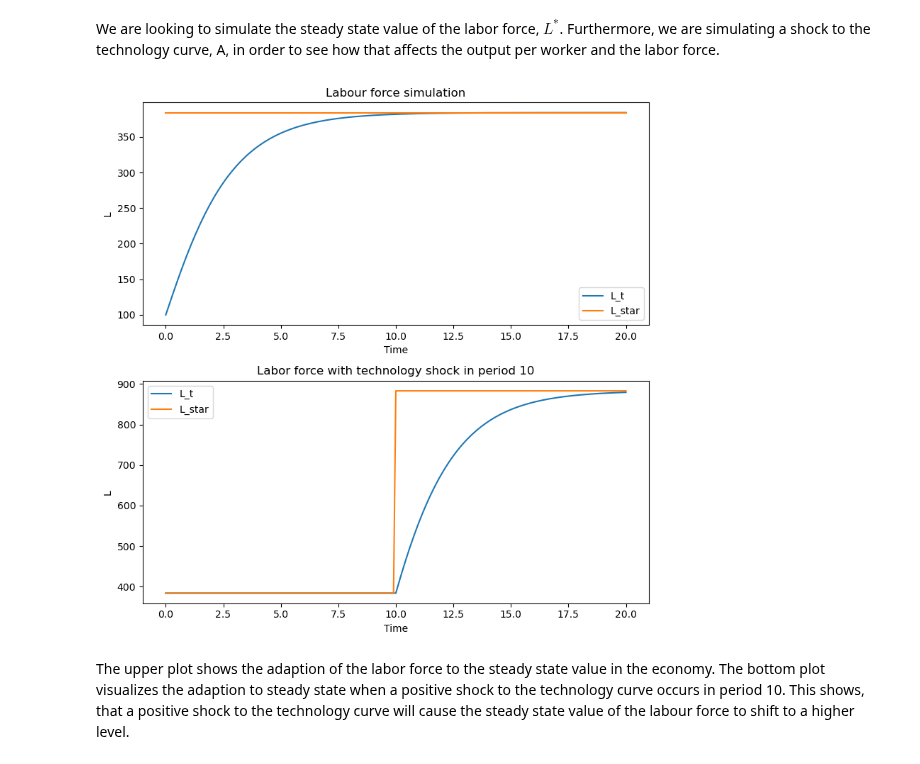
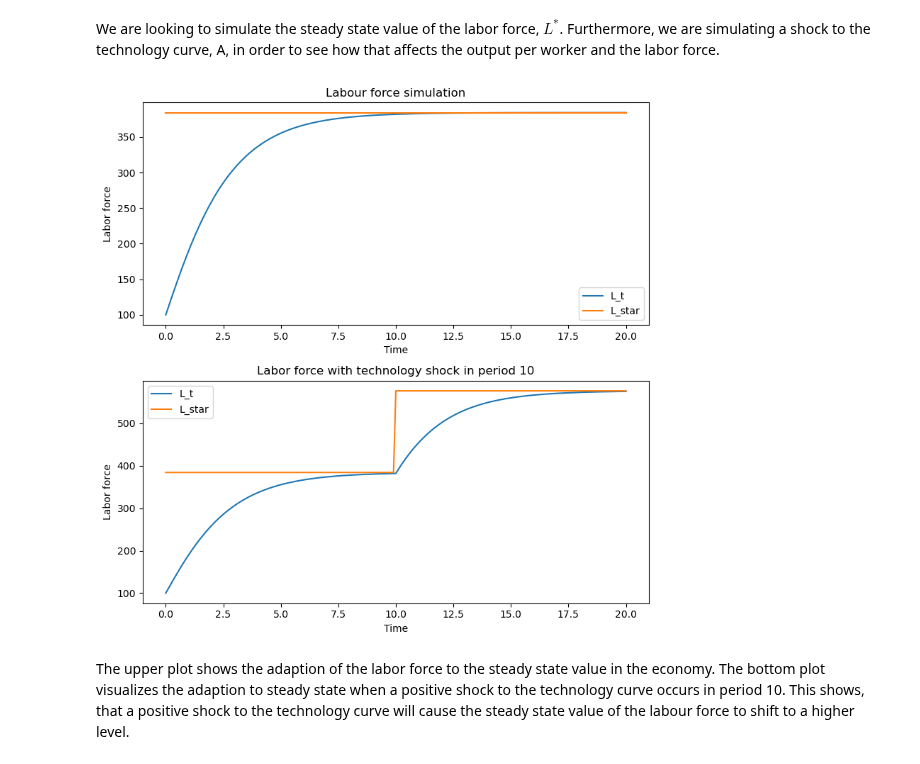
Before and after one commit to NumEconCopenhagen/projects-2023-mmj, a Jupyter notebook: modelproject/modelproject.ipynb, the cells around one changed output. Saved outputs shown, nothing was run; the diff lists cells and outputs as text; code cells hidden in the pictures.

```diff
--- a/modelproject/modelproject.ipynb
+++ b/modelproject/modelproject.ipynb
@@ -100,6 +100,8 @@ for t in range(1, int(T/dt) + 1):
     L_star_values.append(L_star)
 
 # repeat the process, but now including a positive shock in A
+L_t=L_0
+A=2
 t_values_shock = [0]
 L_t_values_shock = [L_t]
 L_star_values_shock = [((eta / mu) ** (1/alpha)) * A * X]
@@ -107,37 +109,37 @@ L_star_values_shock = [((eta / mu) ** (1/alpha)) * A * X]
 for t in range(1, int(T/dt) + 1):
     Y_t = L_t**(1-alpha)*(A*X)**alpha
     y_t = (A*X/L_t)**alpha
     n_t = eta*y_t
     if t == 100:
-        A = 2.3 * A  # shock in parameter A
+        A = 1.5 * A  # shock in parameter A
     L_t1 = n_t*L_t + (1-mu)*L_t
     L_t = L_t1
     L_star = ((eta / mu) ** (1/alpha)) * A * X
     t_values_shock.append(t*dt)
     L_t_values_shock.append(L_t)
     L_star_values_shock.append(L_star)
 
 # plot labor force simulation and steady state value
 fig, axs = plt.subplots(2, 1, figsize=(8, 8))
 axs[0].plot(t_values, L_t_values, label='L_t')
 axs[0].plot(t_values, L_star_values, label='L_star')
 axs[0].set_xlabel('Time')
-axs[0].set_ylabel('L')
+axs[0].set_ylabel('Labor force')
 axs[0].set_title('Labour force simulation')
 axs[0].legend()
 
 # plot with a positive shock in A
 axs[1].plot(t_values_shock, L_t_values_shock, label='L_t')
 axs[1].plot(t_values_shock, L_star_values_shock, label='L_star')
 axs[1].set_xlabel('Time')
-axs[1].set_ylabel('L')
+axs[1].set_ylabel('Labor force')
 axs[1].set_title('Labor force with technology shock in period 10')
 axs[1].legend()
 
 plt.tight_layout()
 plt.show()
 # %% [output]
-[figure, old version]
+[figure, new version]
 # %% [markdown]
 The upper plot shows the adaption of the labor force to the steady state value in the economy. The bottom plot visualizes the adaption to steady state when a positive shock to the technology curve occurs in period 10. This shows, that a positive shock to the technology curve will cause the steady state value of the labour force to shift to a higher level.
 # %%
```
